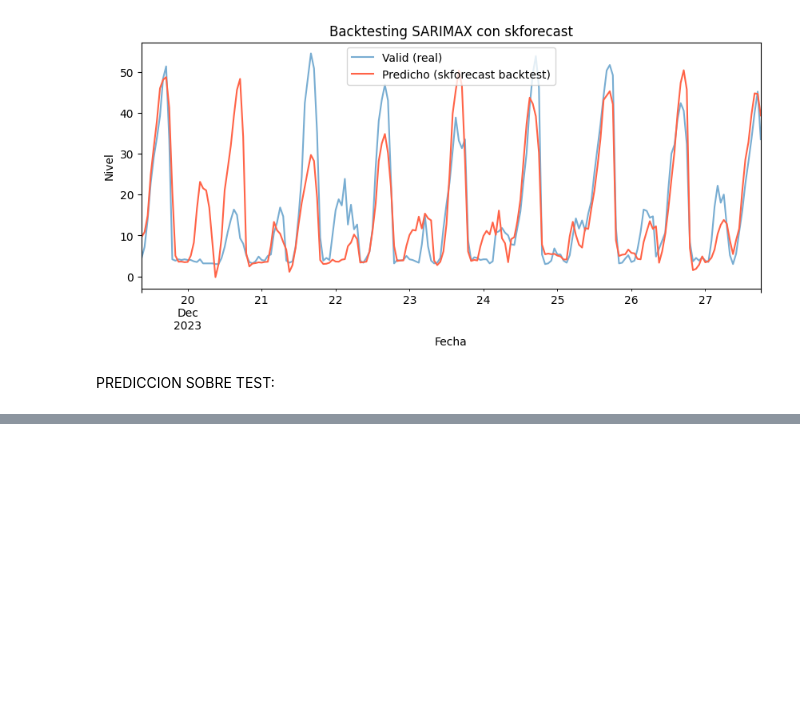
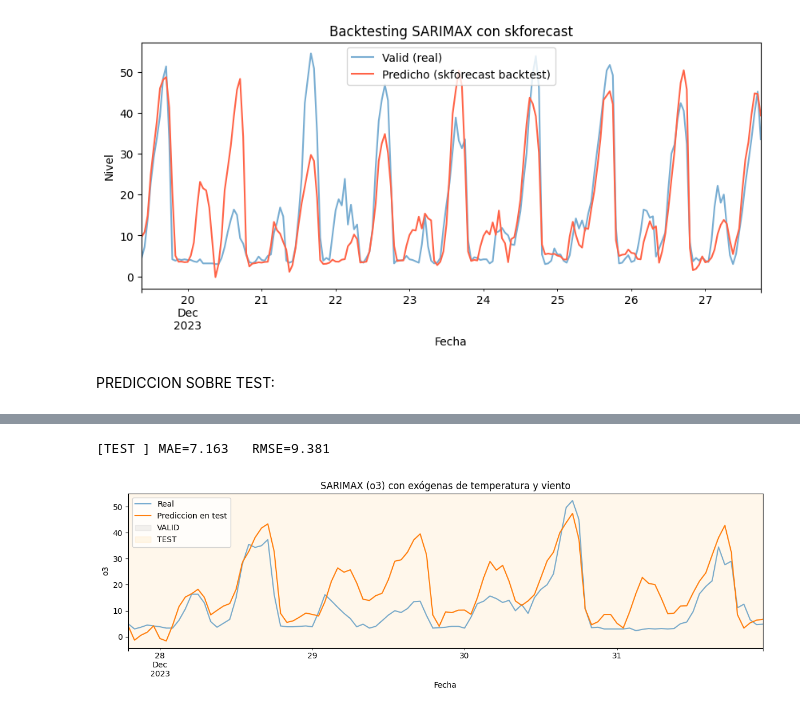
Before and after one commit to ignacioareal23-svg/AASeriesTemporalesFlujosDeDatos, a Jupyter notebook: ProyectoSeries/arima.ipynb, the cells around one changed output, grey strips where cells are left out. Cells and saved outputs as stored; diff of their text form; code cells hidden in the pictures; blank space fills up the shorter version.

```diff
--- a/ProyectoSeries/arima.ipynb
+++ b/ProyectoSeries/arima.ipynb
@@ -659,0 +763,5 @@ plt.show()
+# %%
+X = df_imputed[[ 'no2', 'pm10', 'tmp', 'vv']]
+# %%
+freq = pd.infer_freq(X.index)
+X = X.asfreq(freq)
@@ -659,0 +840,22 @@ plt.show()
+# %%
+best_forecaster.fit(y=y_bt, exog=X_bt[['tmp','vv']])
+pred_test = best_forecaster.predict(steps=len(y_test), exog=X_test[['tmp','vv']])
+pred_test.name = 'pred'
+
+MAE_test = mean_absolute_error(y_test, pred_test)
+RMSE_test = sqrt(mean_squared_error(y_test, pred_test))
+print(f"[TEST ] MAE={MAE_test:.3f}   RMSE={RMSE_test:.3f}")
+
+plt.figure(figsize=(12,4))
+y_test.plot(label="Real", alpha=0.6)
+pred_test.plot(label="Prediccion en test")
+plt.axvspan(y_valid.index[0], y_valid.index[-1], color='grey', alpha=0.1, label='VALID')
+plt.axvspan(y_test.index[0], y_test.index[-1], color='orange', alpha=0.08, label='TEST')
+plt.title("SARIMAX (o3) con exógenas de temperatura y viento")
+plt.xlabel("Fecha"); plt.ylabel("o3")
+plt.legend()
+plt.tight_layout()
+plt.show()
+# %% [output]
+[TEST ] MAE=7.163   RMSE=9.381
+[figure, added]
```
Also changed, not shown: parts of 34 cells of this notebook.
